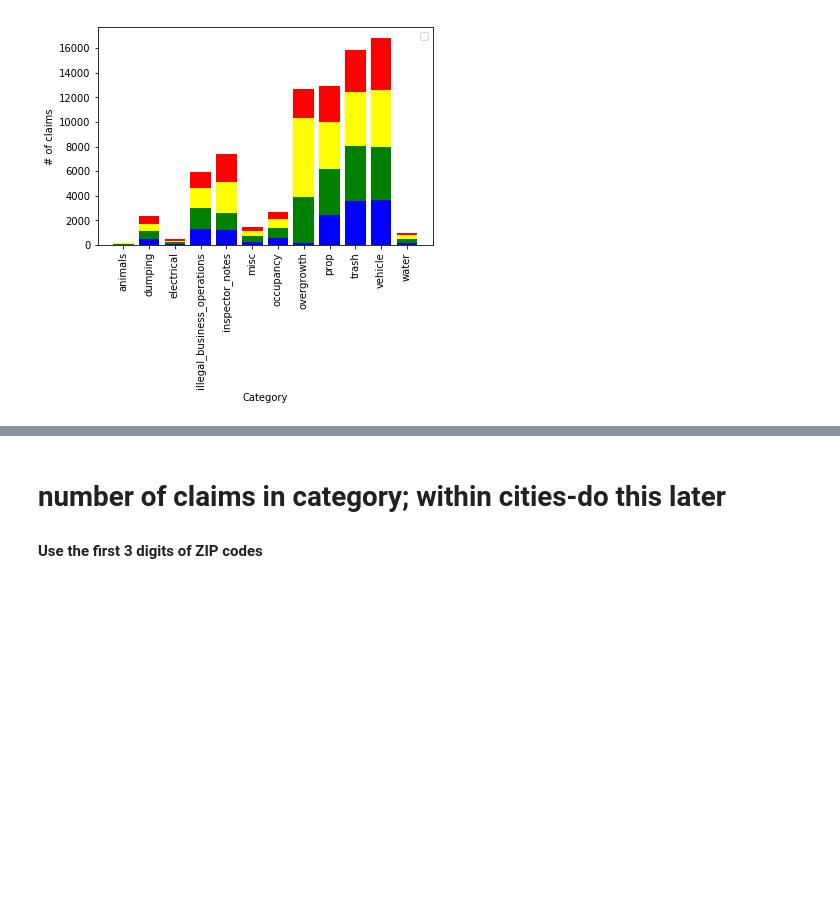
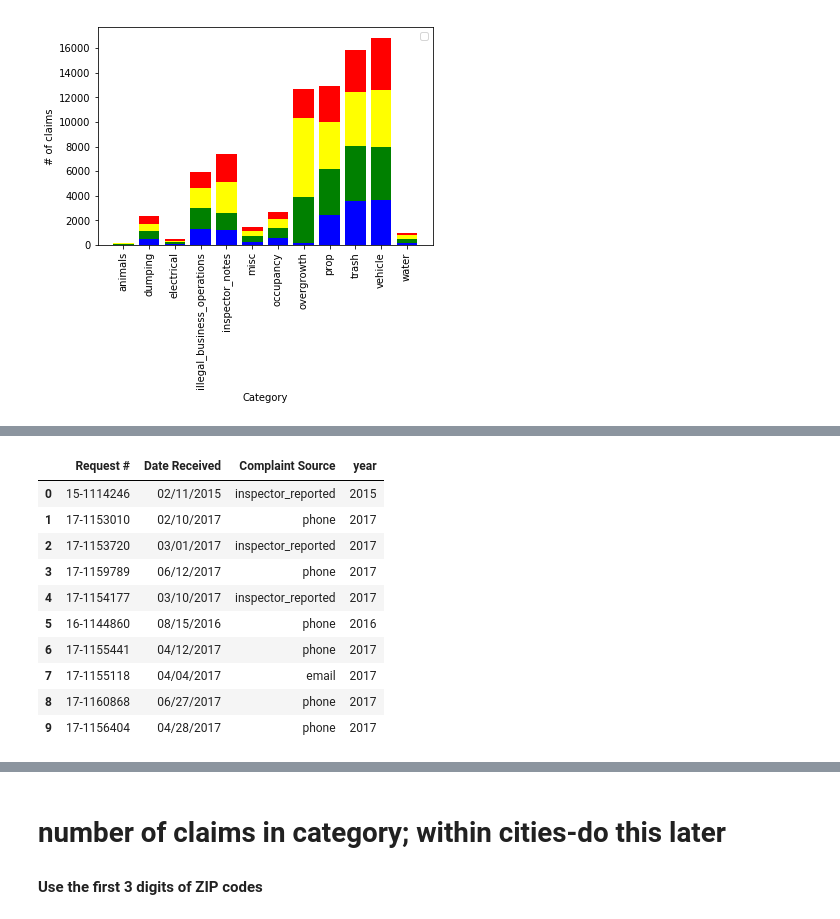
Before and after one commit to shrutijalewar/data-question-2-xtreme-united, a Jupyter notebook: viol_charts.ipynb, the cells around one changed output, grey strips where cells are left out. Cells and saved outputs as stored; diff of their text form; code cells hidden in the pictures; blank space fills up the shorter version.

```diff
--- a/viol_charts.ipynb
+++ b/viol_charts.ipynb
@@ -207,0 +317,17 @@ See: http://matplotlib.org/users/legend_guide.html#using-proxy-artist
+# %%
+vi_src['year']=pd.to_numeric(vi_src['Date Received'].str[-4:]) #pick the month
+vi_src['Complaint Source']=vi_src['Complaint Source'].str.lower()
+vi_src['Complaint Source']=vi_src['Complaint Source'].str.replace(' ','_')
+vi_src.head(10)
+# %% [output]
+|  | Request # | Date Received | Complaint Source | year |
+| 0 | 15-1114246 | 02/11/2015 | inspector_reported | 2015 |
+| 1 | 17-1153010 | 02/10/2017 | phone | 2017 |
+| 2 | 17-1153720 | 03/01/2017 | inspector_reported | 2017 |
+| 3 | 17-1159789 | 06/12/2017 | phone | 2017 |
+| 4 | 17-1154177 | 03/10/2017 | inspector_reported | 2017 |
+| 5 | 16-1144860 | 08/15/2016 | phone | 2016 |
+| 6 | 17-1155441 | 04/12/2017 | phone | 2017 |
+| 7 | 17-1155118 | 04/04/2017 | email | 2017 |
+| 8 | 17-1160868 | 06/27/2017 | phone | 2017 |
+| 9 | 17-1156404 | 04/28/2017 | phone | 2017 |
```
Also changed, not shown: parts of 19 cells of this notebook, 1 other file.
